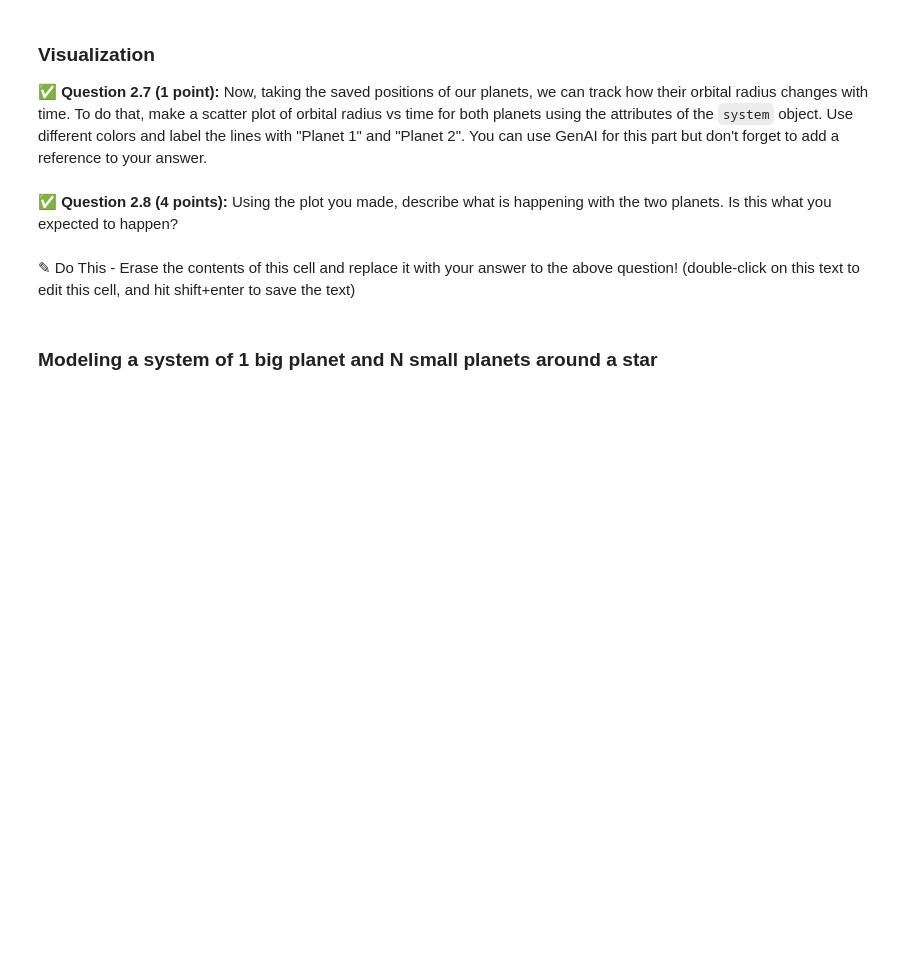
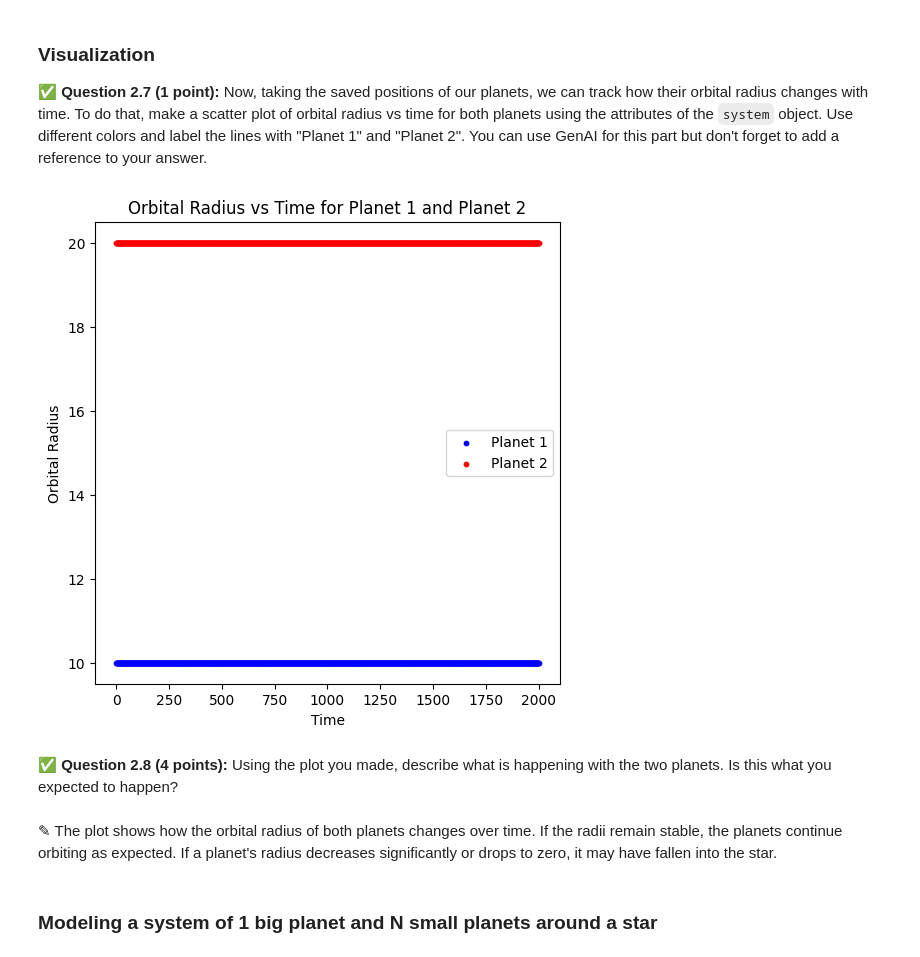
Before and after one commit to yashikaadesai/CMSE202-S25-turnin, a Jupyter notebook: hw-02/HW02_Part1-Orbits-SS25-STUDENT.ipynb, the cells around one changed output. Cells and saved outputs as stored; diff of their text form; code cells hidden in the pictures; blank space fills up the shorter version.

```diff
--- a/hw-02/HW02_Part1-Orbits-SS25-STUDENT.ipynb
+++ b/hw-02/HW02_Part1-Orbits-SS25-STUDENT.ipynb
@@ -335,7 +408,7 @@ Methods:
 # %%
 pl1 = Planet(1, 10, 400) # planet with mass 1, radius 10 and star mass 400
 pl2 = Planet(1, 20, 400) # planet with mass 1, radius 20 and star mass 400
-system = System(400,) # fill in the needed arguments
+system = System(400,pl1,pl2) # fill in the needed arguments
 system.evolve(2000)
 # %% [markdown]
 ### Visualization
@@ -346,7 +417,33 @@ system.evolve(2000)
+# %%
+# your code here
+import matplotlib.pyplot as plt
+
+# Extract time and radius values for both planets
+time_planet1 = [pos[0] for pos in system.planet1_pos]
+radius_planet1 = [pos[1] for pos in system.planet1_pos]
+
+time_planet2 = [pos[0] for pos in system.planet2_pos]
+radius_planet2 = [pos[1] for pos in system.planet2_pos]
+
+# Create scatter plot
+plt.figure(figsize=(6, 6))
+plt.scatter(time_planet1, radius_planet1, color='blue', label='Planet 1', s=10)
+plt.scatter(time_planet2, radius_planet2, color='red', label='Planet 2', s=10)
+
+# Labels and title
+plt.xlabel("Time")
+plt.ylabel("Orbital Radius")
+plt.title("Orbital Radius vs Time for Planet 1 and Planet 2")
+plt.legend()
+
+# Show plot
+plt.show()
+# %% [output]
+[figure, added]
 # %% [markdown]
 ✅ **Question 2.8 (4 points):** Using the plot you made, describe what is happening with the two planets. Is this what you expected to happen?
-# %% [markdown]
-✎ Do This - Erase the contents of this cell and replace it with your answer to the above question! (double-click on this text to edit this cell, and hit shift+enter to save the text)
+# %% [markdown]
+✎ The plot shows how the orbital radius of both planets changes over time. If the radii remain stable, the planets continue orbiting as expected. If a planet's radius decreases significantly or drops to zero, it may have fallen into the star.
 # %% [markdown]
 ### Modeling a system of 1 big planet and N small planets around a star
 # %% [markdown]
```
Also changed, not shown: parts of 25 cells of this notebook.
